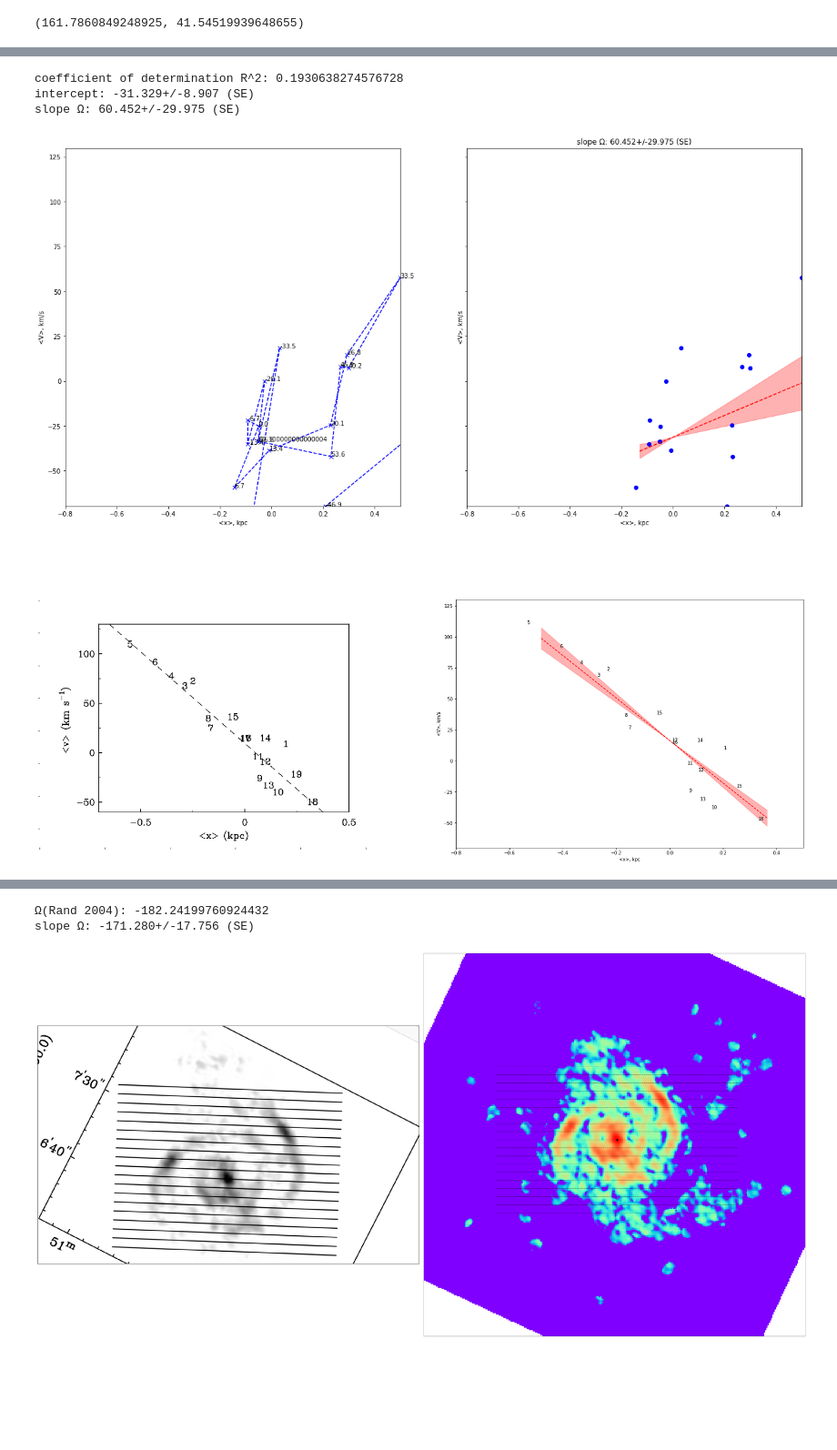
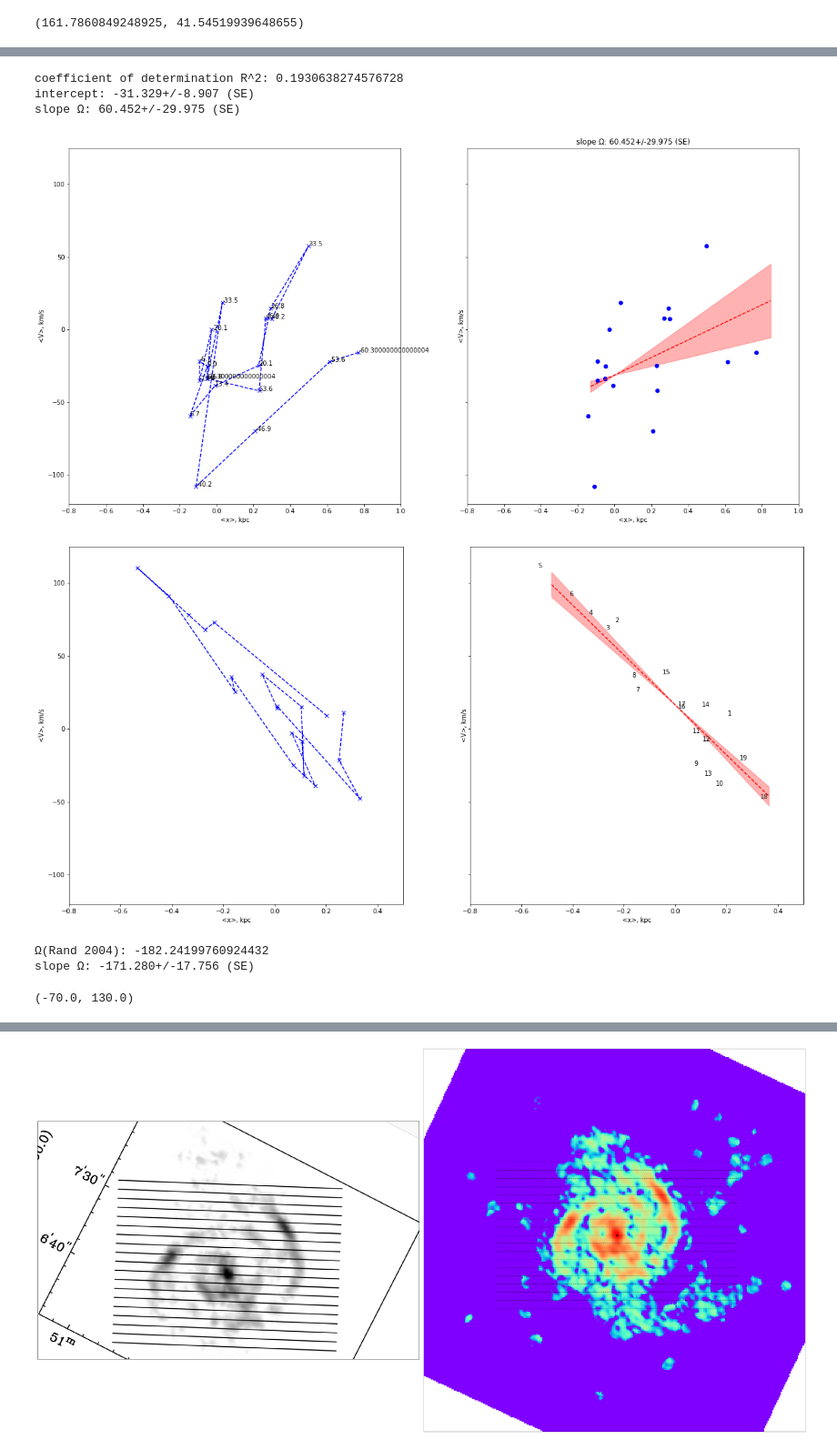
Before and after one commit to strawberryfieldss/galaxy, a Jupyter notebook: new/pyTWR-master/NGC4736.ipynb, the cells around one changed output, grey strips where cells are left out. Shown at 91% size. Saved outputs shown, nothing was run; the diff lists cells and outputs as text; code cells hidden in the pictures; blank space fills up the shorter version.

```diff
--- a/new/pyTWR-master/NGC4736.ipynb
+++ b/new/pyTWR-master/NGC4736.ipynb
@@ -299,9 +299,9 @@ omega, omega_SE = pytwr.solve_TW(intens=plane_intens,
               ax=None,
               img_scale=1.5,
               x1=-0.8,
-              x2=0.5,
-              y1=-70,
-              y2=130)
+              x2=1,
+              y1=-120,
+              y2=125)
 
 import matplotlib.pyplot as plt
 from scipy import stats
@@ -352,38 +352,13 @@ r_sq = ols_result.rsquared
 ymin=0.
 delta_y=6.7
 y_bins=9
-
+pps = np.linspace(min(xp)*0.9, max(xp)*1.1, 100)
+y_pred = linm(ols_result.params[1], ols_result.params[0], pps)
+y_pred_max = linm(ols_result.params[1] - ols_result.bse[1], ols_result.params[0], pps)
+y_pred_min = linm(ols_result.params[1] + ols_result.bse[1], ols_result.params[0], pps)
 #if len(ys) == 0:
 #        ys = [ymin+_*delta_y for _ in range(-y_bins, y_bins+1, 1)]
 #fig, axes = plt.subplots(figsize=[14 * img_scale, 7 * img_scale], ncols=2, nrows=1, sharey=True, sharex=True)
-fig, axes = plt.subplots(1, 2,figsize=[30, 10])
-ax = axes[0]
-ax.spines['left'].set_visible(False)
-ax.spines['top'].set_visible(False)
-ax.spines['right'].set_visible(False)
-ax.spines['bottom'].set_visible(False)
-ax.set_yticklabels([])
-ax.set_xticklabels([])
-#ax.plot(xp, yp, 'x--', color='b')
-#for ind_i, yi in enumerate(ys):
-#    ax.annotate(str(yi), (xp[ind_i], yp[ind_i]))
-axes[0].imshow(Im.open('4736.png'))
-#ax.set_xlabel('<x>, kpc')
-#ax.set_ylabel('<V>, km/s')
-ax = axes[1]
-#ax.plot(xp, yp, 'o', color='b')
-pps = np.linspace(min(xp)*0.9, max(xp)*1.1, 100)
-y_pred = linm(ols_result.params[1], ols_result.params[0], pps)
-ax.plot(pps, y_pred, '--', color='r')
-y_pred_max = linm(ols_result.params[1] - ols_result.bse[1], ols_result.params[0], pps)
-y_pred_min = linm(ols_result.params[1] + ols_result.bse[1], ols_result.params[0], pps)
-ax.fill_between(pps, y_pred_max, y_pred_min, alpha=0.3, color='r')
-for ind_i in range(0,19):
-    ax.annotate(str(ind_i+1), (xp[ind_i], yp[ind_i]))
-ax.set_xlabel('<x>, kpc')
-ax.set_ylabel('<V>, km/s')
-ax.set_xlim(-0.8,0.5)
-ax.set_ylim(-70,130)
 fig, axes_ = plt.subplots(figsize=[14 * img_scale, 7 * img_scale], ncols=2, nrows=1, sharey=True, sharex=True)
 ax = axes_[0]
 ax.plot(xp, yp, 'x--', color='b')
@@ -405,8 +380,34 @@ for ind_i in range(0,19):
 ax.set_xlabel('<x>, kpc')
 ax.set_ylabel('<V>, km/s')
 ax.set_xlim(-0.8,0.5)
-ax.set_ylim(-70,130)
+ax.set_ylim(-120,125)
 plt.show()
 print('Ω(Rand 2004):',(y1-y0)/(x1-x0))
 print('slope Ω: {:.3f}+/-{:.3f} (SE)'.format(ols_result.params[1], ols_result.bse[1]))
+
+fig, axes = plt.subplots(1, 2,figsize=[30, 10])
+ax = axes[0]
+ax.spines['left'].set_visible(False)
+ax.spines['top'].set_visible(False)
+ax.spines['right'].set_visible(False)
+ax.spines['bottom'].set_visible(False)
+ax.set_yticklabels([])
+ax.set_xticklabels([])
+#ax.plot(xp, yp, 'x--', color='b')
+#for ind_i, yi in enumerate(ys):
+#    ax.annotate(str(yi), (xp[ind_i], yp[ind_i]))
+axes[0].imshow(Im.open('4736.png'))
+#ax.set_xlabel('<x>, kpc')
+#ax.set_ylabel('<V>, km/s')
+ax = axes[1]
+#ax.plot(xp, yp, 'o', color='b')
+ax.plot(pps, y_pred, '--', color='r')
+
+ax.fill_between(pps, y_pred_max, y_pred_min, alpha=0.3, color='r')
+for ind_i in range(0,19):
+    ax.annotate(str(ind_i+1), (xp[ind_i], yp[ind_i]))
+ax.set_xlabel('<x>, kpc')
+ax.set_ylabel('<V>, km/s')
+ax.set_xlim(-0.8,0.5)
+ax.set_ylim(-70,130)
 # %% [output]
@@ -414,5 +415,8 @@ print('slope Ω: {:.3f}+/-{:.3f} (SE)'.format(ols_result.params[1], ols_result.b
 coefficient of determination R^2: 0.1930638274576728
 intercept: -31.329+/-8.907 (SE)
 slope Ω: 60.452+/-29.975 (SE)
-[figure, old version]
+[figure, new version]
-[figure, old version]
+[figure, new version]
+Ω(Rand 2004): -182.24199760924432
+slope Ω: -171.280+/-17.756 (SE)
+(-70.0, 130.0)
@@ -420,5 +424,3 @@ slope Ω: 60.452+/-29.975 (SE)
-Ω(Rand 2004): -182.24199760924432
-slope Ω: -171.280+/-17.756 (SE)
 # %%
 from IPython.display import Image
 fig, axes = plt.subplots(1, 2,figsize=[40, 30])
```
Also changed, not shown: parts of 4 cells of this notebook.
